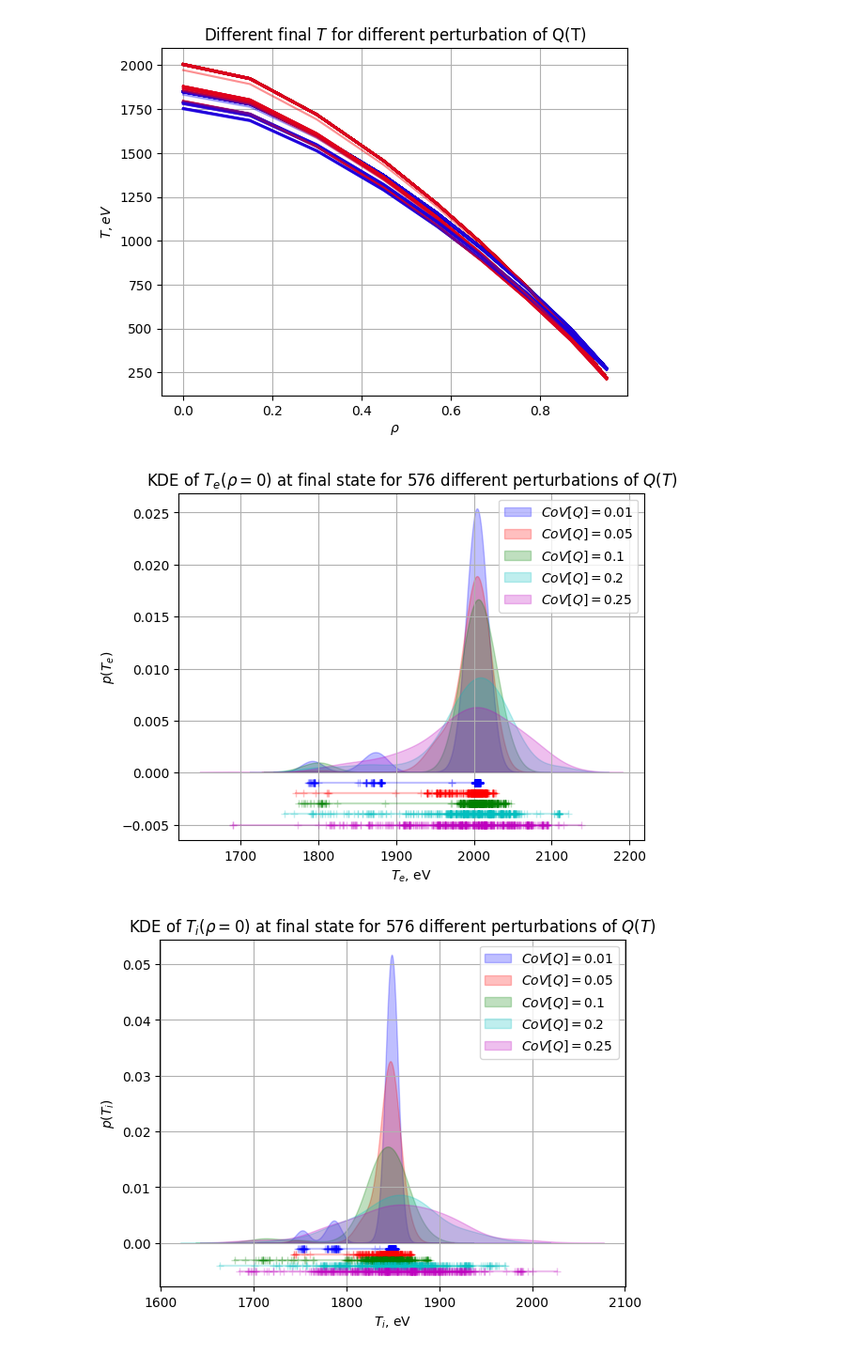
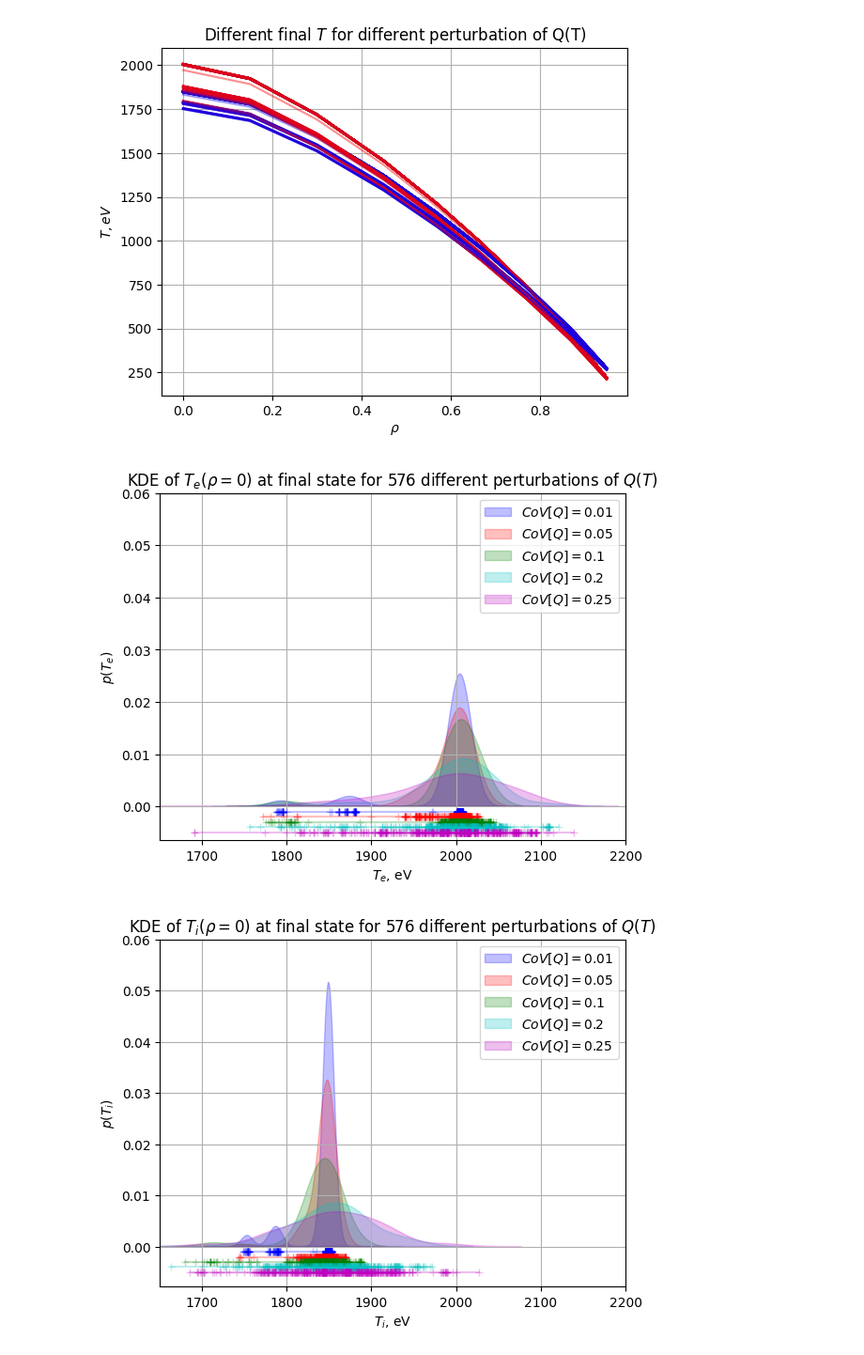
Before and after one commit to vecma-ipp/MFW, a Jupyter notebook: uq/basicda/surrogate_scans.ipynb, the cells around one changed output. Shown at 94% size. Cells and saved outputs as stored; diff of their text form; code cells hidden in the pictures.

```diff
--- a/uq/basicda/surrogate_scans.ipynb
+++ b/uq/basicda/surrogate_scans.ipynb
@@ -663,58 +665,87 @@ fig.savefig(f"gem0sur_aleatoric_samples.pdf")
 [figure]
 # %%
 # Plot the KDE of T_0: look up /basicad/da_utils.py
-# NEEDS samples aleready loaded (previous cell run)
 from sklearn.neighbors import KernelDensity
 
+
+output_columns =  ["te_value_0", "te_value_15", "te_value_30", "te_value_45", "te_value_57", "te_value_67", "te_value_77", "te_value_87", "te_value_95",
+                   "ti_value_0", "ti_value_15", "ti_value_30", "ti_value_45", "ti_value_57", "ti_value_67", "ti_value_77", "ti_value_87", "ti_value_95",]
+# Get the data
+result_filename_list = ['../results_aletoric_20240222/result_aleatoric_wf_cv0.01.pickle', '../results_aletoric_20240222/result_aleatoric_wf_cv0.05.pickle', '../results_aletoric_20240222/result_aleatoric_wf_cv0.1.pickle', '../results_aletoric_20240222/result_aleatoric_wf_cv0.2.pickle', '../results_aletoric_20240222/result_aleatoric_wf_cv0.25.pickle']
+cov_inputs = [float(".".join([f.split('.')[-3][-1],f.split('.')[-2]])) for f in result_filename_list]
 # cov_inputs = [0.05, 0.1,]
 # cov_inputs = [0.01, 0.05]
 
+data_list = []
+# should be (at least) 3D data-structure: n_qoi x n_statistics x n_runs
+for filename in result_filename_list:
+    with open(filename, "rb") as f:
+        data = pickle.load(f)
+    data_list.append(data.samples[output_columns])
+
+# General independent params
+
+ind_coords = [0, 15, 30, 45, 57, 67, 77, 87, 95]
+ft_coords = [0.143587306141853 , 0.309813886880875 , 0.442991137504578 , 0.560640752315521 , 0.668475985527039 , 0.769291400909424 , 0.864721715450287 , 0.955828309059143]
+species = ['e', 'i']
+
 n_scan_tries = len(cov_inputs)
-
-kde_kernel = 'gaussian' #'tophat'
 
 dist_list  = [-1E-3*(i+1) for i in range(n_scan_tries)]
 color_list = ['b', 'r', 'g', 'c', 'm', 'y']
 
 alpha_transp = 0.25
 
+ylim = 0.06
+xlim = (1650., 2200.)
+
 resol = 1024
-nbins = 16
+nbins = 32
 expand_factor = 0.025
 
 coord = 0
 
 n_runs = len(data_list[0].index)
+
+kde_kernel = 'gaussian' #'tophat'
 
 for sp in species:
 
     fig, ax = plt.subplots()
 
     for i in range(len(data_list)):
 
         data = data_list[i][f"t{sp}_value_{coord}"]
         data = np.array(data)
 
-        bw = (data.max() - data.min()) / nbins
+        # make a KDE model: TODO automatic bw estimator
+        bw = (data.max() - data.min()) / (nbins//2)
         kde = KernelDensity(kernel=kde_kernel, bandwidth=bw).fit(data)
 
+        # prepare data for plotting
         x_plot = np.linspace(data.min()*(1-expand_factor),data.max()*(1+expand_factor), resol)[:, np.newaxis]
         log_dens = kde.score_samples(x_plot)
+
+        # # histogram
+        # ax.hist(data, alpha=alpha_transp, color=color_list[i], label=f"$CoV[Q]={cov_inputs[i]}$")
 
         ax.fill(x_plot[:, 0], np.exp(log_dens),
                 alpha=alpha_transp,
                 color=color_list[i],
                 label=f"$CoV[Q]={cov_inputs[i]}$")
 
         # pluses for individual readings
         ax.plot(data[:, 0], np.full(data.shape[0], dist_list[i]), marker="+", color=color_list[i], alpha=alpha_transp)
 
+    ax.set_ylim(ymax=ylim)
+    ax.set_xlim(xlim)
+
     ax.legend(loc='best')
     ax.set_xlabel(f"$T_{sp}$, eV")
     ax.set_ylabel(f"$p(T_{sp})$") #(f"$p(\\cdot)$")
     ax.set_title(f"KDE of $T_{sp}(\\rho={coord})$ at final state for {n_runs} different perturbations of $Q(T)$")
 
     fig.savefig(f"gem0sur_aleatoric_kde_t{sp}.pdf")
 # %% [output]
-[figure, old version]
+[figure, new version]
-[figure, old version]
+[figure, new version]
```
Also changed, not shown: parts of 2 cells of this notebook.
